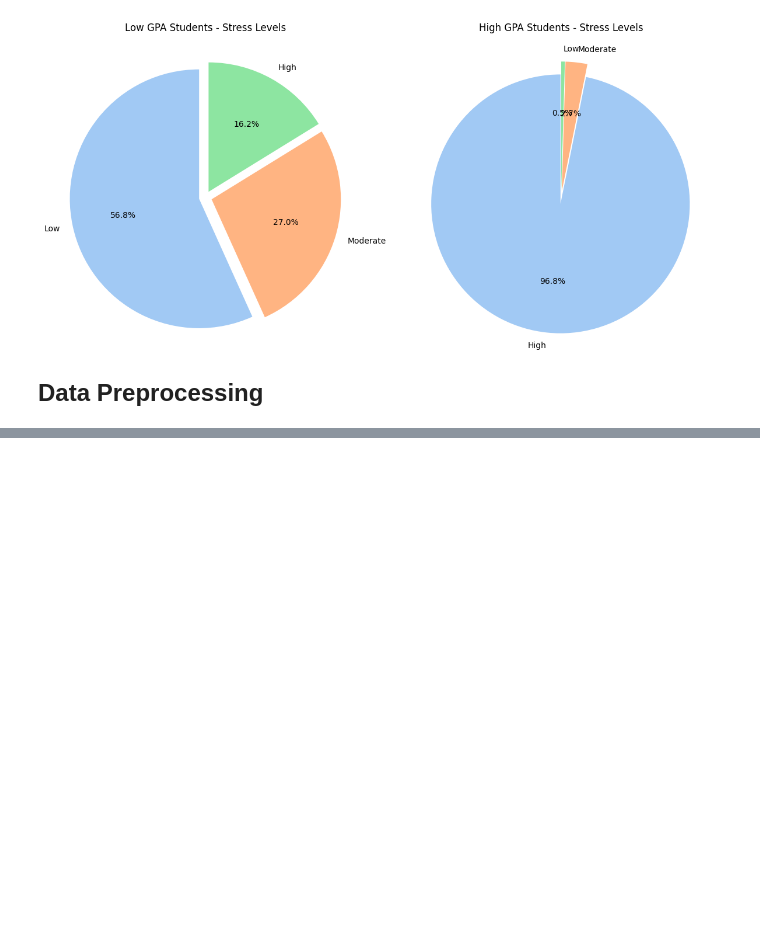
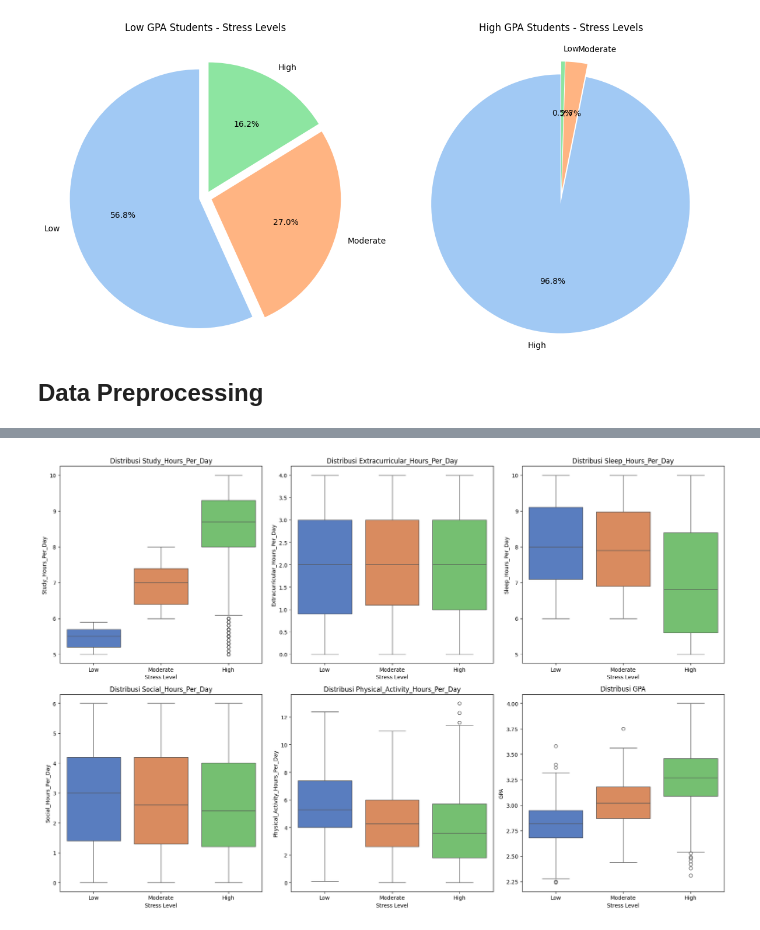
Before and after one commit to yyayoga/Comparison-machine-learning-algorithm-for-classification-student-stress, a Jupyter notebook: comparison-algorithm.ipynb, the cells around one changed output, grey strips where cells are left out. Cells and saved outputs as stored; diff of their text form; code cells hidden in the pictures; blank space fills up the shorter version.

```diff
--- a/comparison-algorithm.ipynb
+++ b/comparison-algorithm.ipynb
@@ -483,0 +613,15 @@ plt.show()
+# %%
+plt.figure(figsize=(18, 12))
+stress_order = ['Low', 'Moderate', 'High']
+
+for i, feature in enumerate(features, 1):
+    plt.subplot(2, 3, i)
+    sns.boxplot(x='Stress_Level', y=feature, data=df, order=stress_order, palette='muted')
+    plt.title(f'Distribusi {feature}')
+    plt.xlabel('Stress Level')
+    plt.ylabel(feature)
+
+plt.tight_layout()
+plt.show()
+# %% [output]
+[figure, added]
```
Also changed, not shown: parts of 52 cells of this notebook.
